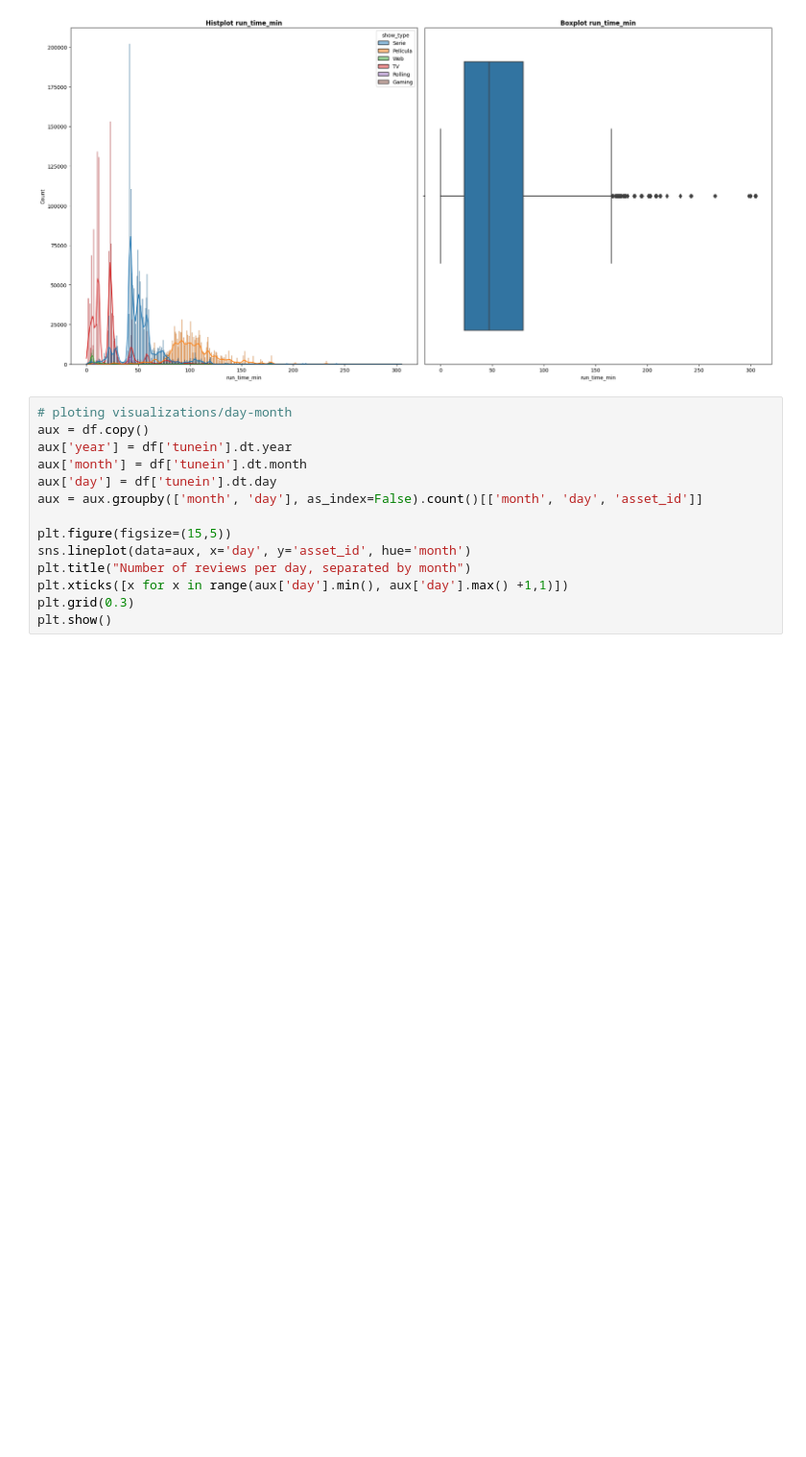
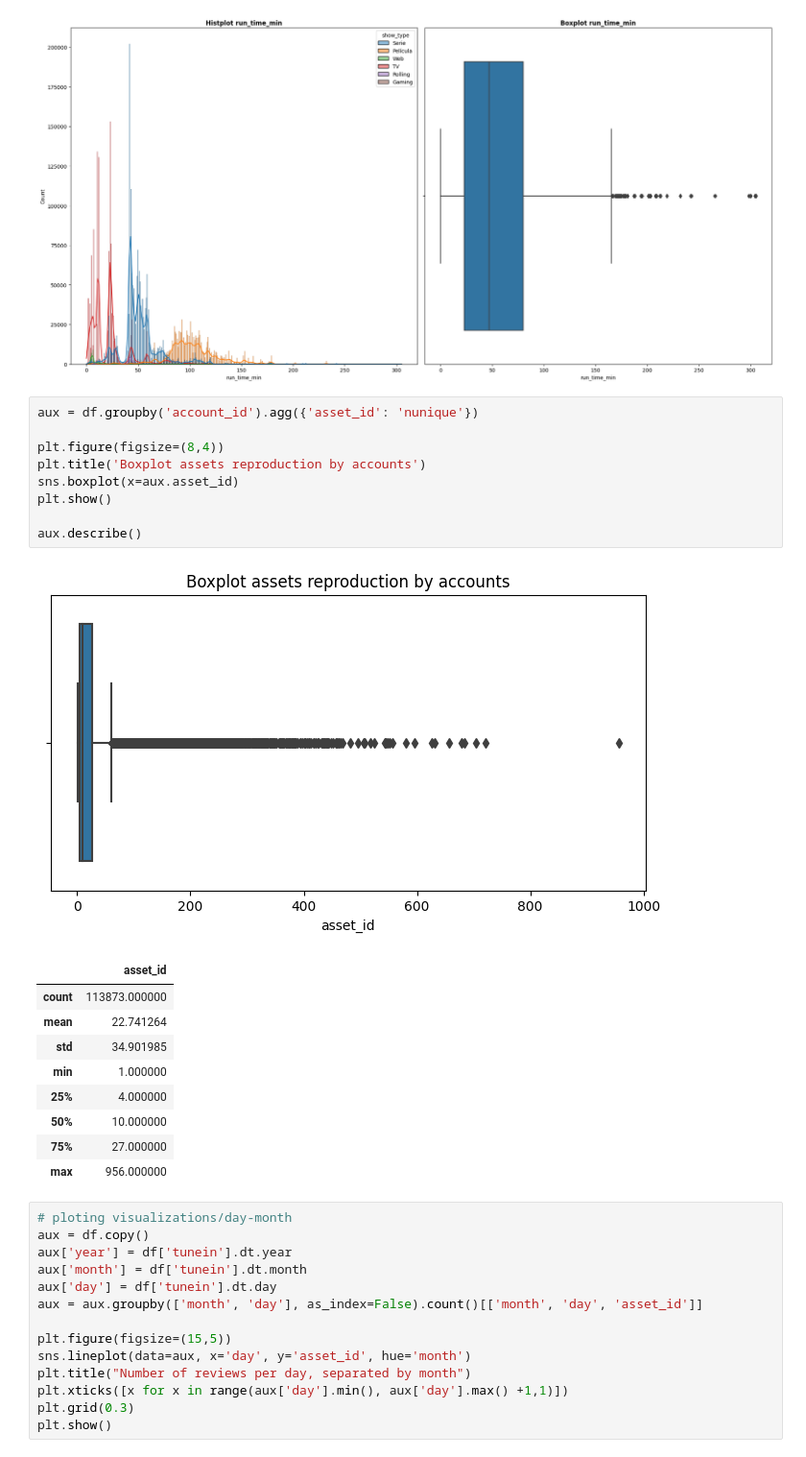
Before and after one commit to ferandmag/ICA_ML_recomendationSystemFLOW, a Jupyter notebook: recomendation_system_flow.ipynb, the cells around one changed output. Shown at 96% size. Cells and saved outputs as stored; diff of their text form; blank space fills up the shorter version.

```diff
--- a/recomendation_system_flow.ipynb
+++ b/recomendation_system_flow.ipynb
@@ -213,6 +213,26 @@ plt.tight_layout()
 plt.show()
 # %% [output]
 [figure]
+# %%
+aux = df.groupby('account_id').agg({'asset_id': 'nunique'})
+
+plt.figure(figsize=(8,4))
+plt.title('Boxplot assets reproduction by accounts')
+sns.boxplot(x=aux.asset_id)
+plt.show()
+
+aux.describe()
+# %% [output]
+[figure, added]
+|  | asset_id |
+| count | 113873.000000 |
+| mean | 22.741264 |
+| std | 34.901985 |
+| min | 1.000000 |
+| 25% | 4.000000 |
+| 50% | 10.000000 |
+| 75% | 27.000000 |
+| max | 956.000000 |
 # %%
 # ploting visualizations/day-month
 aux = df.copy()
```
Also changed, not shown: parts of 16 cells of this notebook.
